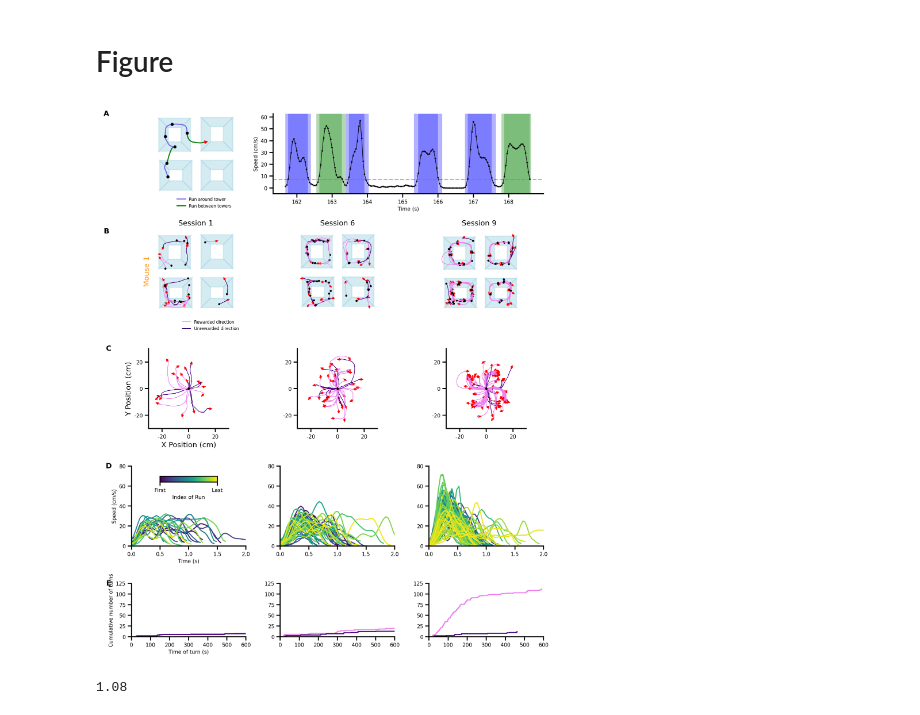
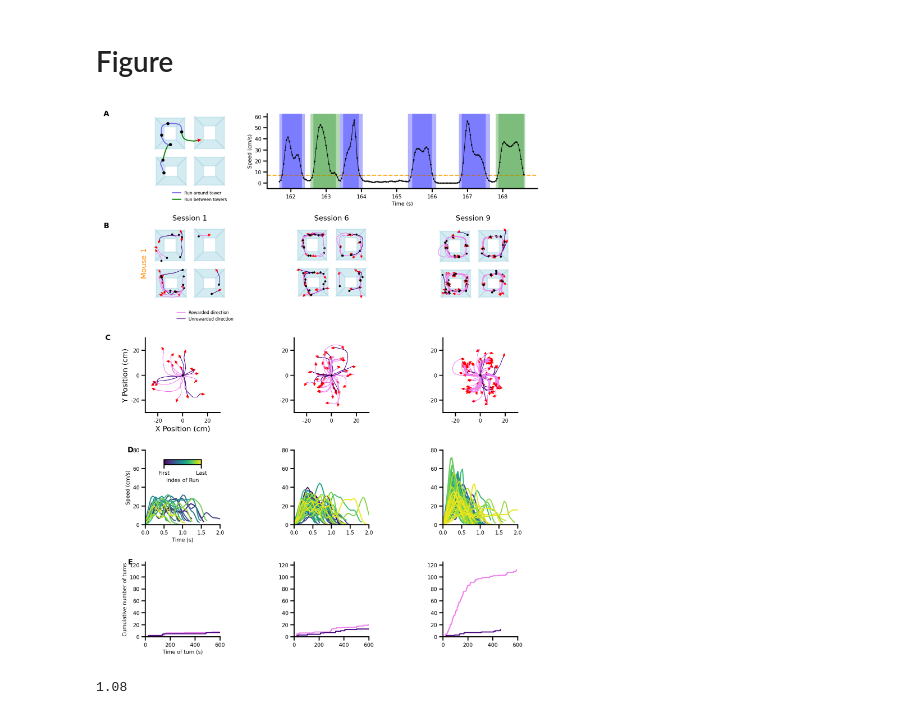
Before and after one commit to HeathenToaster/MouseTache, a Jupyter notebook: Figure2MethodPaper_clean.ipynb, the cells around one changed output. Drawn from its saved outputs; the diff is of its cells as text; code cells hidden in the pictures.

```diff
--- a/Figure2MethodPaper_clean.ipynb
+++ b/Figure2MethodPaper_clean.ipynb
@@ -1544,8 +1546,14 @@ trapeze_width = 40 # rewards are delivered in the maze around 4 towers,  when mi
 first_epoch_to_plot = 93 # 40 93
 last_epoch_to_plot = 99 # 50 99
 
+def force_aspect(ax,ratio=1):
+    ratio = 1.0
+    x_left, x_right = ax.get_xlim()
+    y_low, y_high = ax.get_ylim()
+    ax.set_aspect(abs((x_right-x_left)/(y_low-y_high))*ratio)
+
 fig=plt.figure(figsize=(cm2inch(18), cm2inch(23)), dpi=300, constrained_layout=False, facecolor='w')
-gs = fig.add_gridspec(5, 1 , hspace=0.5, height_ratios=[3, 3, 3, 3, 2])
+gs = fig.add_gridspec(5, 1 , hspace=0.5)
 
 #########################################
 
@@ -1603,50 +1611,61 @@ for k in range(len(sessions_to_compare)):
     ax_3[k].set_xticks([-20, 0, 20])
     ax_3[k].set_yticks([-20, 0, 20])
 
+
 ax_31.text(-0.5, 1, 'C', weight='bold', va='center', ha='center', transform=ax_31.transAxes, fontsize=7)
 
 #########################################
 
 row4 = gs[3].subgridspec(1, 3, wspace=.3, hspace=.3, width_ratios=[1,1,1])
-ax_41 = plt.subplot(row4[0])
-ax_42 = plt.subplot(row4[1])
-ax_43 = plt.subplot(row4[2])
+ax_41 = plt.subplot(row4[0], aspect="equal")
+ax_42 = plt.subplot(row4[1], aspect="equal")
+ax_43 = plt.subplot(row4[2], aspect="equal")
 
 ax_4 = [ax_41, ax_42, ax_43]
 
 for l in range(len(sessions_to_compare)):
 
     plot_runs_around_speed_profiles(folder_path_mouse_to_process, session_list[mice_to_compare[0]][sessions_to_compare[l]], ax_4[l], time_start=time_start, time_end=time_end, xlim=(0,2), ylim=(0,80), show_xlabel= True if l==0 else False, show_ylabel= True if l==0 else False, show_color_bar= True if l==0 else False)
 
+force_aspect(ax_41,ratio=1)
+force_aspect(ax_42,ratio=1)
+force_aspect(ax_43,ratio=1)
+
+
 ax_41.text(-0.2, 1, 'D', weight='bold', va='center', ha='center', transform=ax_41.transAxes, fontsize=7)
 
 #########################################
 
 row5 = gs[4].subgridspec(1, 3, wspace=.3, hspace=.3, width_ratios=[1,1,1])
-ax_51 = plt.subplot(row5[0])
-ax_52 = plt.subplot(row5[1])
-ax_53 = plt.subplot(row5[2])
+ax_51 = plt.subplot(row5[0], aspect="equal")
+ax_52 = plt.subplot(row5[1], aspect="equal")
+ax_53 = plt.subplot(row5[2], aspect="equal")
 
 ax_5 = [ax_51, ax_52, ax_53]
 
 for m in range(len(sessions_to_compare)):
 
     show_xlabel= True if m==0 else False
     show_ylabel = True if m==0 else False
     xlim = [0,600]
     ylim = [0,125]
 
     plot_cumulated_turns_time_profile(folder_path_mouse_to_process, session_list[mice_to_compare[0]][sessions_to_compare[m]], ax_5[m], time_start=time_start, time_end=time_end, xlim=xlim, ylim=ylim , show_xlabel=show_xlabel, show_ylabel=show_ylabel, show_legend= False)
 
+force_aspect(ax_51,ratio=1)
+force_aspect(ax_52,ratio=1)
+force_aspect(ax_53,ratio=1)
+
+
 ax_41.text(-0.2, 1, 'E', weight='bold', va='center', ha='center', transform=ax_51.transAxes, fontsize=7)
 
 #########################################
 
 
 
 plt.show()
 # %% [output]
-[figure, old version]
+[figure, new version]
 # %%
 3.6*0.3
 # %% [output]
```
Also changed, not shown: parts of 1 cell of this notebook, 4 other files.
